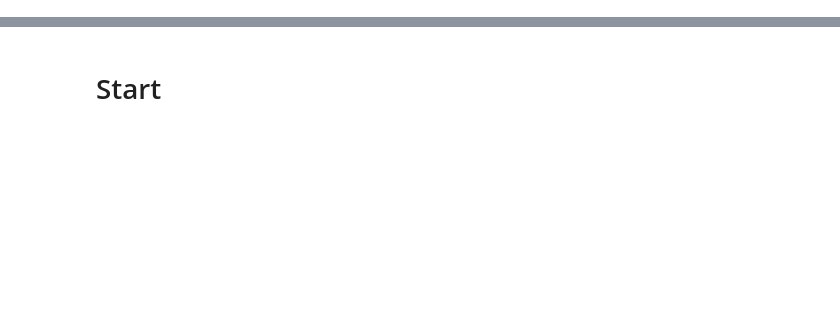
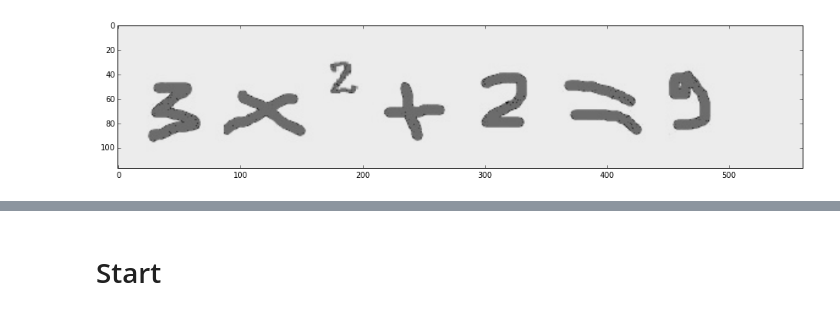
Before and after one commit to milanadapra/equation-solver, a Jupyter notebook: v4/v4-reseno.ipynb, the cells around one changed output, grey strips where cells are left out. Drawn from its saved outputs; the diff is of its cells as text; code cells hidden in the pictures; blank space fills up the shorter version.

```diff
--- a/v4/v4-reseno.ipynb
+++ b/v4/v4-reseno.ipynb
@@ -72,0 +77,4 @@ img_train_bin = remove_noise(invert(image_bin_adaptive(image_gray(img_train))))
+# %%
+display_image((image_gray(img_train)))
+# %% [output]
+[figure, added]
```
Also changed, not shown: parts of 12 cells of this notebook, 43 other files.
